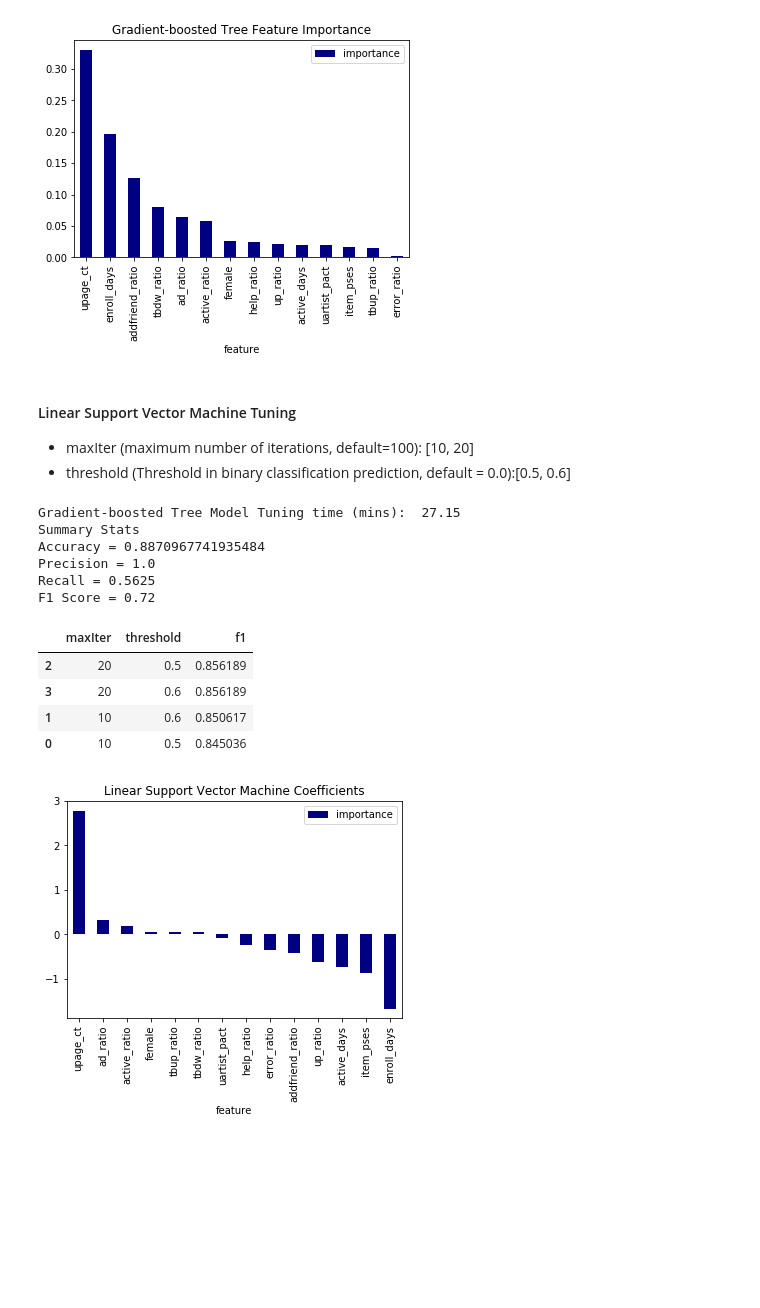
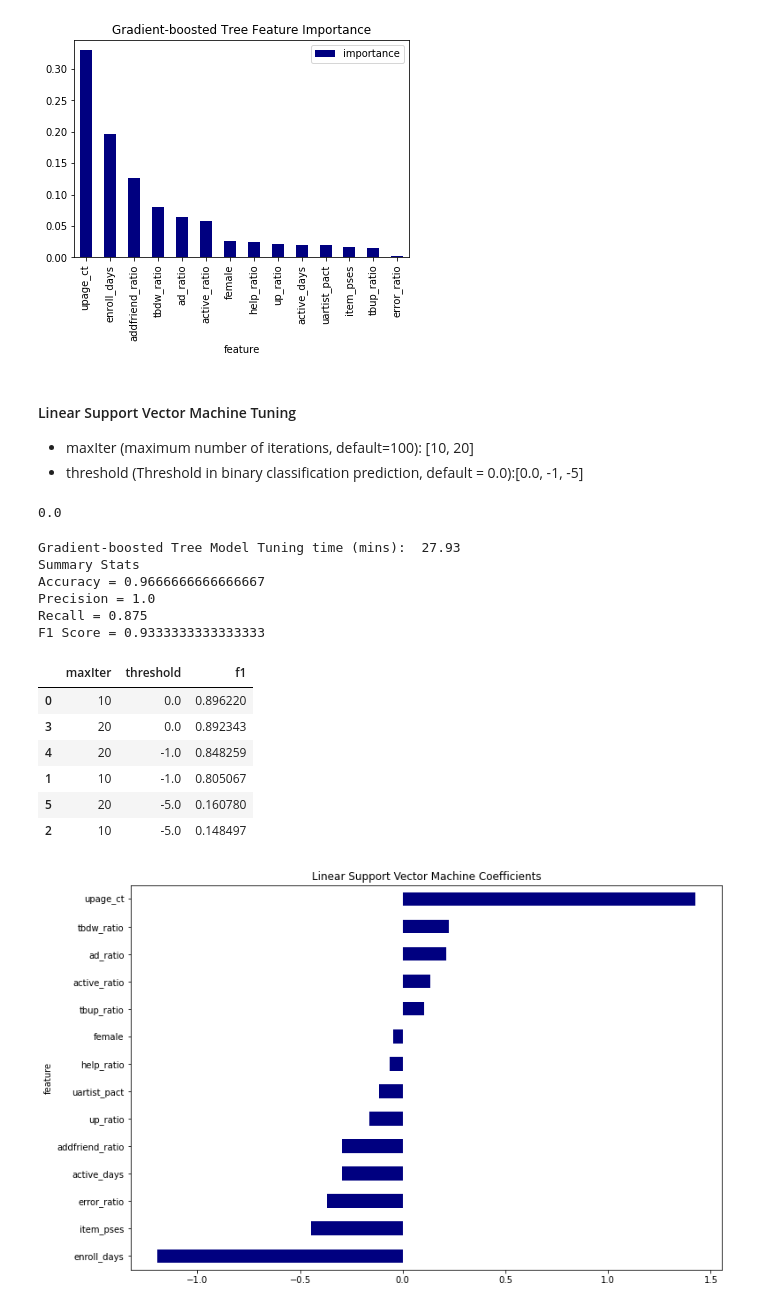
Before and after one commit to kellyhe/Churn_Prediction_Spark, a Jupyter notebook: Sparkify_Churn_Prediction.ipynb, the cells around one changed output. Cells and saved outputs as stored; diff of their text form; code cells hidden in the pictures; blank space fills up the shorter version.

```diff
--- a/Sparkify_Churn Prediction_Local.ipynb
+++ b/Sparkify_Churn_Prediction.ipynb
@@ -1096,7 +1100,7 @@ def initial_model(numcols,catcols,classifier = LogisticRegression(maxIter=10),tr
 
     end = time.time()
 
-    return pipeline,Model, prediction,round(end-start)/60
+    return pipeline,Model, prediction,round(round(end-start)/60,2)
 # %%
 #evaluation function
 def evaluation(prediction):
@@ -1228,7 +1248,7 @@ def model_tuning(pipeline,paramGrid,train = train, test = test):
     cvprediction = cvmodel.transform(test)
     end = time.time()
 
-    return cvmodel, cvprediction,round(end-start)/60
+    return cvmodel, cvprediction,round(round(end-start)/60,2)
 # %%
 # check grid search results
 def cvmodel_result(cvmodel):
@@ -1522,12 +1381,17 @@ feature_importance(cvmodel_gbt,cvmodel_gbt.bestModel.stages[-1].featureImportanc
 # %% [markdown]
 #### Linear Support Vector Machine Tuning
  - maxIter (maximum number of iterations, default=100): [10, 20]
- - threshold (Threshold in binary classification prediction, default = 0.0):[0.5, 0.6]
+ - threshold (Threshold in binary classification prediction, default = 0.0):[0.0, -1, -5]
+# %%
+#default threshold
+model_svc.stages[-1].getThreshold()
+# %% [output]
+0.0
 # %%
 # parameter grid
 paramGrid_svc = ParamGridBuilder() \
     .addGrid(model_svc.stages[-1].maxIter, [10, 20]) \
-    .addGrid(model_svc.stages[-1].threshold,[0.5,0.6]) \
+    .addGrid(model_svc.stages[-1].threshold,[0.0,-1,-5]) \
     .build()
 # %%
 # tune the model
@@ -1535,28 +1399,31 @@ cvmodel_svc, cvprediction_svc, cvtime_svc = model_tuning(pipeline_svc,paramGrid_
 print('Gradient-boosted Tree Model Tuning time (mins): ',cvtime_svc)
 cvacc_svc, cvf1_svc = evaluation(cvprediction_svc)
 # %% [output]
-Gradient-boosted Tree Model Tuning time (mins):  27.15
+Gradient-boosted Tree Model Tuning time (mins):  27.93
 Summary Stats
-Accuracy = 0.8870967741935484
+Accuracy = 0.9666666666666667
 Precision = 1.0
-Recall = 0.5625
-F1 Score = 0.72
+Recall = 0.875
+F1 Score = 0.9333333333333333
 # %%
 # training model results
 cvmodel_result(cvmodel_svc)
 # %% [output]
 |  | maxIter | threshold | f1 |
-| 2 | 20 | 0.5 | 0.856189 |
-| 3 | 20 | 0.6 | 0.856189 |
-| 1 | 10 | 0.6 | 0.850617 |
-| 0 | 10 | 0.5 | 0.845036 |
+| 0 | 10 | 0.0 | 0.896220 |
+| 3 | 20 | 0.0 | 0.892343 |
+| 4 | 20 | -1.0 | 0.848259 |
+| 1 | 10 | -1.0 | 0.805067 |
+| 5 | 20 | -5.0 | 0.160780 |
+| 2 | 10 | -5.0 | 0.148497 |
 # %%
 #show feature importances
 feature_importance(cvmodel_svc,cvmodel_svc.bestModel.stages[-1].coefficients) \
-.plot(kind ='bar',x ='feature',y='importance',color ='navy', \
-      title = 'Linear Support Vector Machine Coefficients');
+.plot(kind ='barh',x ='feature',y='importance',color ='navy',legend=None,\
+      title = 'Linear Support Vector Machine Coefficients',figsize = (12,8)).invert_yaxis();
+plt.savefig('images/cvsvc_coef.png')
 # %% [output]
-[figure, old version]
+[figure, new version]
 # %%
 ### Random Forest
 # parameter grid
```
Also changed, not shown: parts of 69 cells of this notebook, 6 other files.
